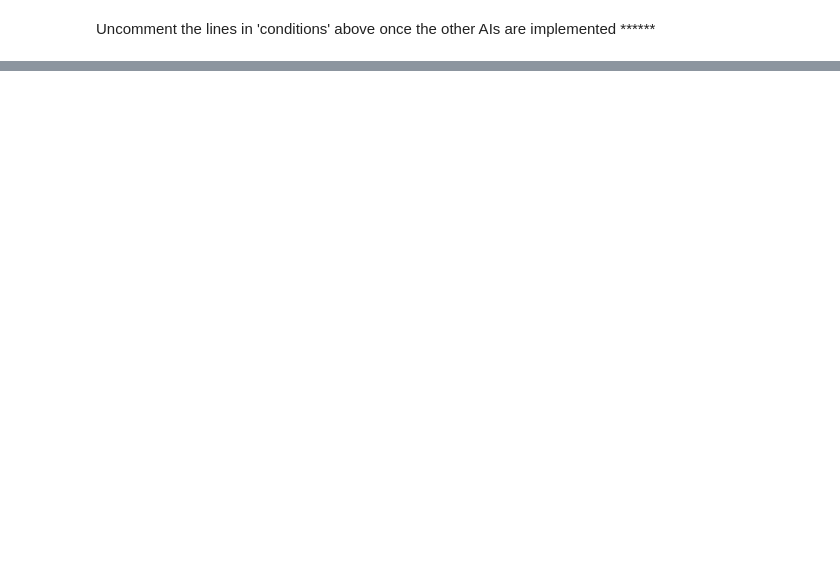
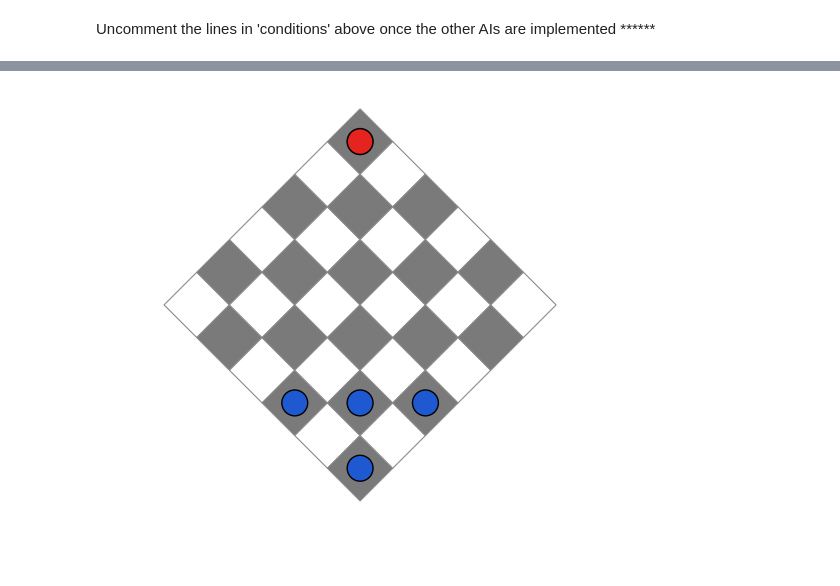
Before and after one commit to matthew-sabel/fox-and-hounds-45, a Jupyter notebook: fox_and_hounds_45_group_2.ipynb, the cells around one changed output, grey strips where cells are left out. Saved outputs shown, nothing was run; the diff lists cells and outputs as text; code cells hidden in the pictures; blank space fills up the shorter version.

Commit message:
implemented minimax hounds ai

```diff
--- a/fox_and_hounds_45_group_2.ipynb
+++ b/fox_and_hounds_45_group_2.ipynb
@@ -898,0 +961,6 @@ run_simulation()
+# %%
+sess = GameAnimator(Fox_ShortestPath_AI_Player, Hounds_Minimax_AI_Player)
+# sess.step();
+# sess.show_board();
+# %% [output]
+[figure, added]
```
Also changed, not shown: parts of 6 cells of this notebook.
